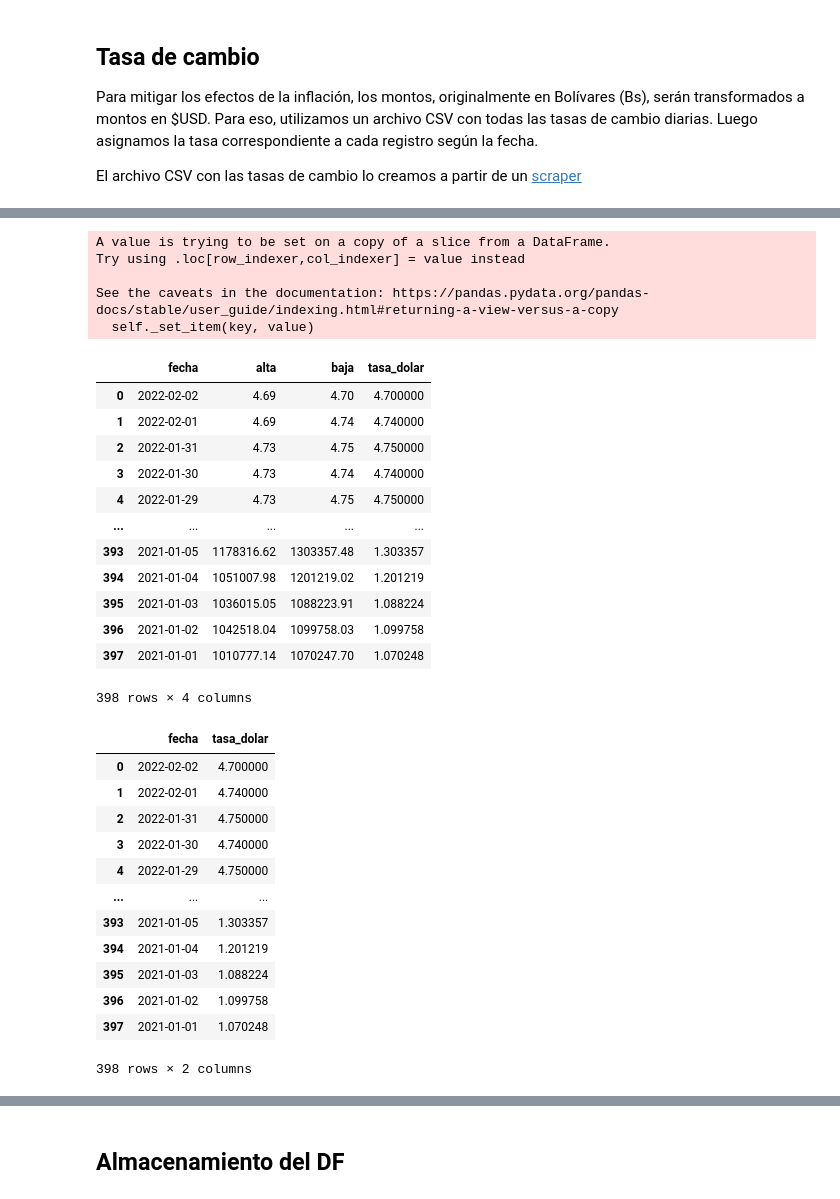
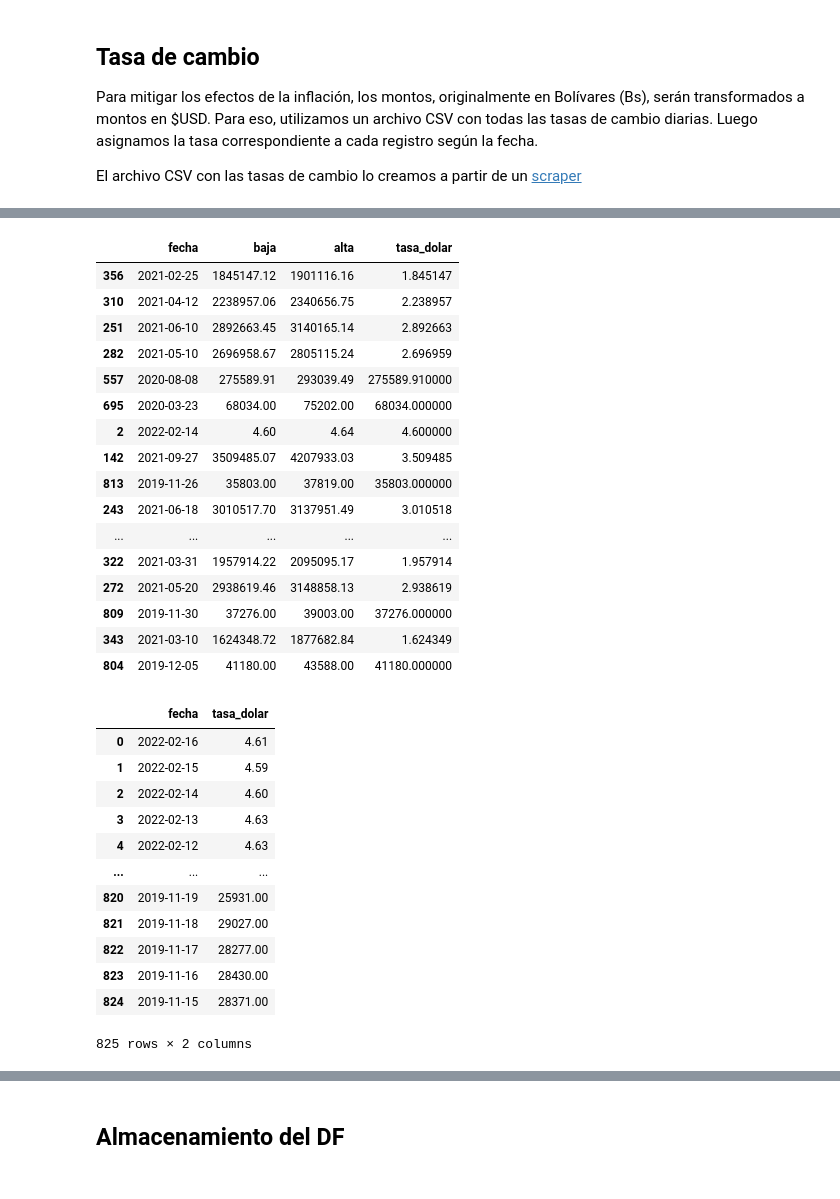
Before and after one commit to dchaconoca/proyecto-ventas, a Jupyter notebook: NB1_analisis_ventas_load.ipynb, the cells around one changed output, grey strips where cells are left out. Cells and saved outputs as stored; diff of their text form; code cells hidden in the pictures.

```diff
--- a/NB1_analisis_ventas_load.ipynb
+++ b/NB1_analisis_ventas_load.ipynb
@@ -376,8 +860,9 @@ df_dolar
 # %%
-# Convertimos la columna de fecha
-# y extraemos solo los datos a partir del 2021
+# Convertimos las columnas a su tipo correspondiente
 
-df_dolar['fecha'] = pd.to_datetime(df_dolar['fecha'], dayfirst=True)
-df_dolar = df_dolar.query(' fecha > "2020/12/31" ')
-df_dolar
+df_dolar.fecha = pd.to_datetime(df_dolar.fecha, dayfirst=True)
+df_dolar.alta = df_dolar.alta.astype(float)
+df_dolar.baja = df_dolar.baja.astype(float)
+
+df_dolar.info()
 # %% [output]
@@ -397,45 +879,44 @@ df_dolar
 # %%
-# Aplicamos la reconversión (eliminar 6 ceros a partir del 01-10 o para montos mayores de 1000)
+# Aplicamos la reconversión (eliminar 6 ceros a partir del 01-01-2021 y para montos mayores de 1000)
 # Para el momento de la reconversión, el precio del $ sobrepasaba el 1.000.000 de Bs
-def conversion(x):
-    return (x/1000000 if x>1000 else x)
+def conversion(tasa, fecha):
+    return (tasa/1000000 if tasa>1000 and pd.to_datetime(fecha)>pd.to_datetime('2020-12-31') else tasa)
 
-df_dolar['tasa_dolar'] = df_dolar.apply(lambda row: conversion(row['baja']), axis = 1)
-df_dolar
+df_dolar['tasa_dolar'] = df_dolar.apply(lambda row: conversion(row['baja'], row['fecha']), axis = 1)
+df_dolar.sample(20)
 # %% [output]
-A value is trying to be set on a copy of a slice from a DataFrame.
-Try using .loc[row_indexer,col_indexer] = value instead
-
-See the caveats in the documentation: https://pandas.pydata.org/pandas-docs/stable/user_guide/indexing.html#returning-a-view-versus-a-copy
-  self._set_item(key, value)
-|  | fecha | alta | baja | tasa_dolar |
-| 0 | 2022-02-02 | 4.69 | 4.70 | 4.700000 |
-| 1 | 2022-02-01 | 4.69 | 4.74 | 4.740000 |
-| 2 | 2022-01-31 | 4.73 | 4.75 | 4.750000 |
-| 3 | 2022-01-30 | 4.73 | 4.74 | 4.740000 |
-| 4 | 2022-01-29 | 4.73 | 4.75 | 4.750000 |
+|  | fecha | baja | alta | tasa_dolar |
+| 356 | 2021-02-25 | 1845147.12 | 1901116.16 | 1.845147 |
+| 310 | 2021-04-12 | 2238957.06 | 2340656.75 | 2.238957 |
+| 251 | 2021-06-10 | 2892663.45 | 3140165.14 | 2.892663 |
+| 282 | 2021-05-10 | 2696958.67 | 2805115.24 | 2.696959 |
+| 557 | 2020-08-08 | 275589.91 | 293039.49 | 275589.910000 |
+| 695 | 2020-03-23 | 68034.00 | 75202.00 | 68034.000000 |
+| 2 | 2022-02-14 | 4.60 | 4.64 | 4.600000 |
+| 142 | 2021-09-27 | 3509485.07 | 4207933.03 | 3.509485 |
+| 813 | 2019-11-26 | 35803.00 | 37819.00 | 35803.000000 |
+| 243 | 2021-06-18 | 3010517.70 | 3137951.49 | 3.010518 |
 | ... | ... | ... | ... | ... |
-| 393 | 2021-01-05 | 1178316.62 | 1303357.48 | 1.303357 |
-| 394 | 2021-01-04 | 1051007.98 | 1201219.02 | 1.201219 |
-| 395 | 2021-01-03 | 1036015.05 | 1088223.91 | 1.088224 |
-| 396 | 2021-01-02 | 1042518.04 | 1099758.03 | 1.099758 |
-| 397 | 2021-01-01 | 1010777.14 | 1070247.70 | 1.070248 |
+| 322 | 2021-03-31 | 1957914.22 | 2095095.17 | 1.957914 |
+| 272 | 2021-05-20 | 2938619.46 | 3148858.13 | 2.938619 |
+| 809 | 2019-11-30 | 37276.00 | 39003.00 | 37276.000000 |
+| 343 | 2021-03-10 | 1624348.72 | 1877682.84 | 1.624349 |
+| 804 | 2019-12-05 | 41180.00 | 43588.00 | 41180.000000 |
-398 rows × 4 columns
 # %%
 df_dolar = df_dolar.loc[:, ['fecha', 'tasa_dolar']]
 df_dolar
 # %% [output]
 |  | fecha | tasa_dolar |
-| 0 | 2022-02-02 | 4.700000 |
-| 1 | 2022-02-01 | 4.740000 |
-| 2 | 2022-01-31 | 4.750000 |
-| 3 | 2022-01-30 | 4.740000 |
-| 4 | 2022-01-29 | 4.750000 |
+| 0 | 2022-02-16 | 4.61 |
+| 1 | 2022-02-15 | 4.59 |
+| 2 | 2022-02-14 | 4.60 |
+| 3 | 2022-02-13 | 4.63 |
+| 4 | 2022-02-12 | 4.63 |
 | ... | ... | ... |
-| 393 | 2021-01-05 | 1.303357 |
-| 394 | 2021-01-04 | 1.201219 |
-| 395 | 2021-01-03 | 1.088224 |
-| 396 | 2021-01-02 | 1.099758 |
-| 397 | 2021-01-01 | 1.070248 |
+| 820 | 2019-11-19 | 25931.00 |
+| 821 | 2019-11-18 | 29027.00 |
+| 822 | 2019-11-17 | 28277.00 |
+| 823 | 2019-11-16 | 28430.00 |
+| 824 | 2019-11-15 | 28371.00 |
-398 rows × 2 columns
+825 rows × 2 columns
 # %%
```
Also changed, not shown: parts of 68 cells of this notebook, 19 other files.
